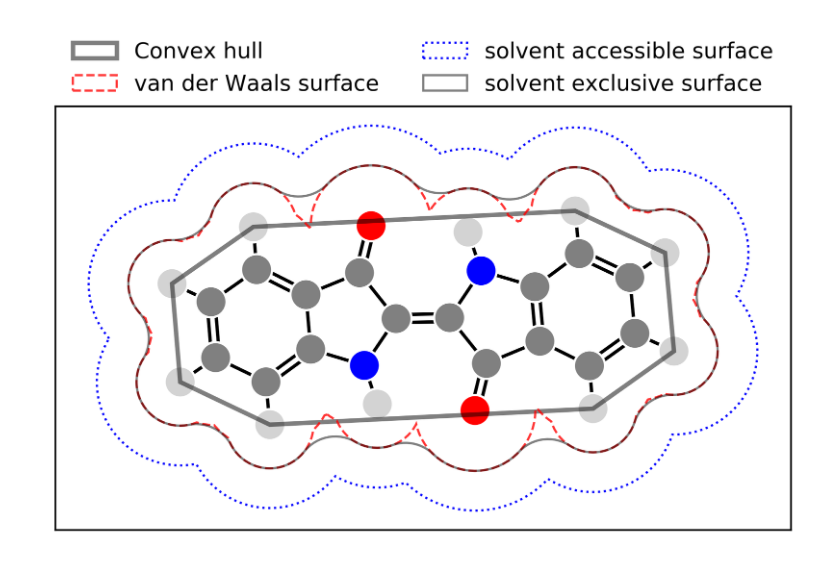
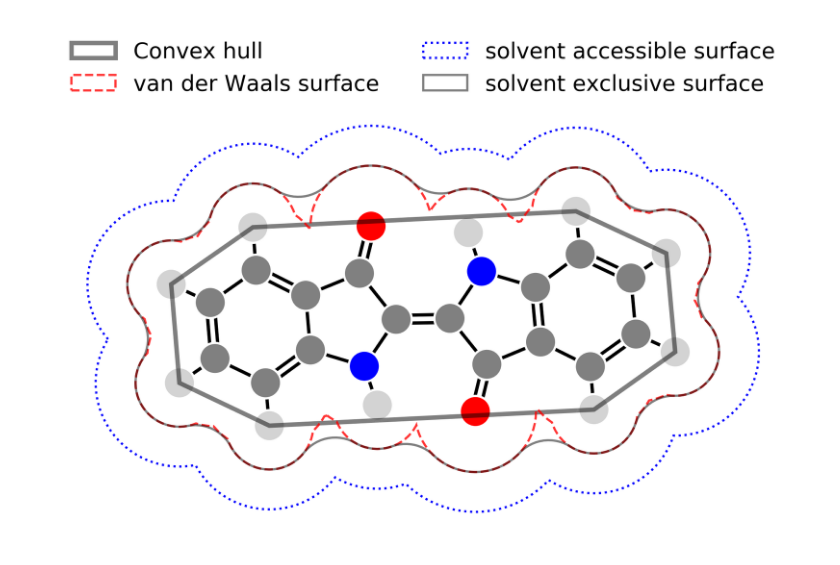
Before and after one commit to ferchault/planarity, a Jupyter notebook: notebooks/convexhull.ipynb, the cells around one changed output. Drawn from its saved outputs; the diff is of its cells as text; code cells hidden in the pictures.

Commit message:
Updated figure

```diff
--- a/notebooks/convexhull.ipynb
+++ b/notebooks/convexhull.ipynb
@@ -5,7 +5,7 @@ from matplotlib.patches import Circle
 import qml
 import shapely.geometry as sg
 # %%
-c = qml.Compound('../indigo.xyz')
+c = qml.Compound('../samples/indigo.xyz')
 # %%
 f, axs = plt.subplots(1, 1, dpi=400)
 axs.set_aspect('equal')
@@ -74,31 +74,32 @@ for aidx in range(c.natoms):
     circle = Circle(xy, radius, facecolor='none', edgecolor='black')
     #axs.add_patch(circle)
     point = sg.Point(*xy)
     if union is None:
         union = point.buffer(radius)
         ssa = point
     else:
         union = union.union(point.buffer(radius))
         ssa = ssa.union(point)
 
 xs, ys = sg.MultiPoint(c.coordinates[:, 0:2]).convex_hull.exterior.xy
 convex = axs.fill(xs, ys, alpha=0.5, fc='none', ec='black', linewidth=2)
 
 xs, ys = union.exterior.xy
 vdw = axs.fill(xs, ys, linestyle='--',  fc='none', ec='red',alpha=0.8)
 
 xs, ys = union.exterior.buffer(1).exterior.xy
 ssa = axs.fill(xs, ys, linestyle=':', fc='none', ec='blue')
 
 # workaround for geos bug
 coords = union.exterior.buffer(1).exterior.coords
 offset = 1
 xs, ys = sg.polygon.LinearRing(coords[offset:] + coords[:offset]).parallel_offset(1).xy
 ses = axs.fill(xs, ys, linestyle='-', alpha=0.5, fc='none', ec='black')
 
 axs.set_xticks([])
 axs.set_yticks([])
+axs.axis('off')
 plt.legend([convex[0], vdw[0], ssa[0], ses[0]], ['Convex hull', 'van der Waals surface', 'solvent accessible surface', 'solvent exclusive surface'], ncol=2, loc='upper center', bbox_to_anchor=(0.5, 1.2), frameon=False)
 plt.savefig('convexhull.pdf', bbox_inches='tight')
 # %% [output]
-[figure, old version]
+[figure, new version]
```
Also changed, not shown: 1 other file.
